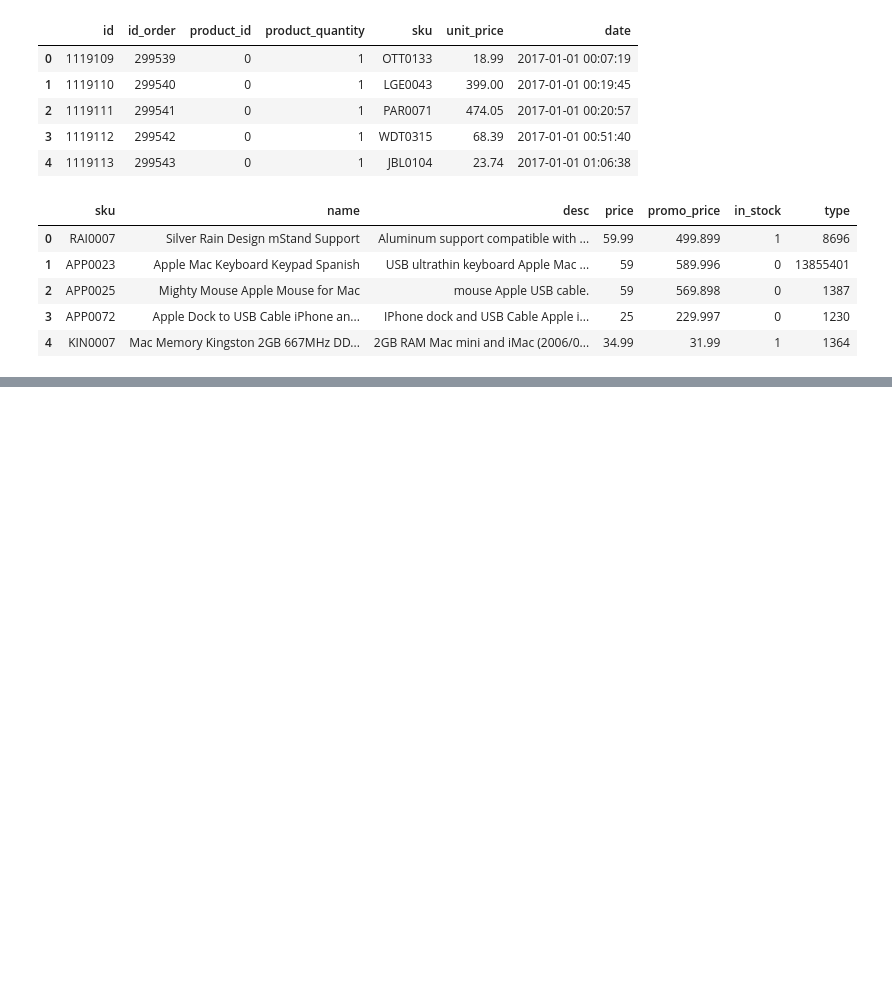
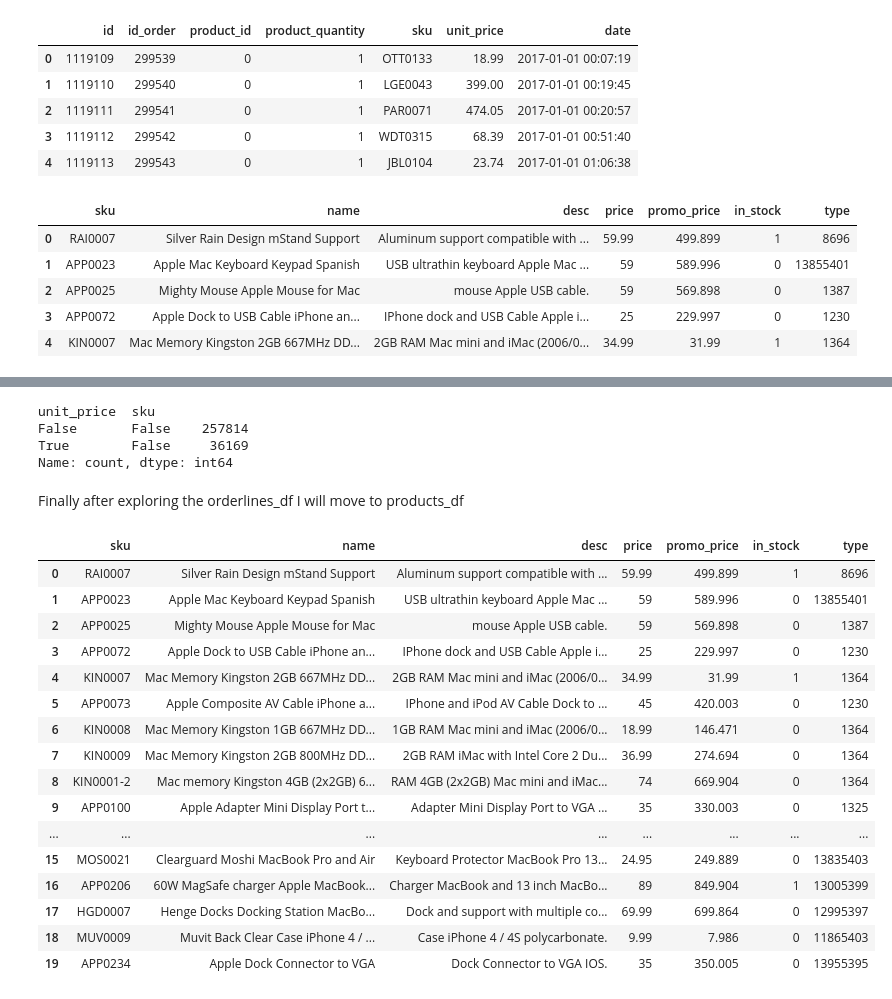
Before and after one commit to ashs12/eniac-discount-analysis, a Jupyter notebook: notebooks/01_loading.ipynb, the cells around one changed output, grey strips where cells are left out. Drawn from its saved outputs; the diff is of its cells as text; code cells hidden in the pictures; blank space fills up the shorter version.

Commit message:
Saved notebook with merged and cleaned dataframe

```diff
--- a/notebooks/01_loading.ipynb
+++ b/notebooks/01_loading.ipynb
@@ -197,0 +296,9 @@ Now that I have decided my nect two dataframes
+# %%
+orderlines_df.loc[:,['unit_price','sku']].isnull().value_counts()
+# %% [output]
+unit_price  sku
+False       False    257814
+True        False     36169
+Name: count, dtype: int64
+# %% [markdown]
+Finally after exploring the orderlines_df I will move to products_df
@@ -197,0 +307,20 @@ Now that I have decided my nect two dataframes
+# %%
+products_df.head(20)
+# %% [output]
+|  | sku | name | desc | price | promo_price | in_stock | type |
+| 0 | RAI0007 | Silver Rain Design mStand Support | Aluminum support compatible with ... | 59.99 | 499.899 | 1 | 8696 |
+| 1 | APP0023 | Apple Mac Keyboard Keypad Spanish | USB ultrathin keyboard Apple Mac ... | 59 | 589.996 | 0 | 13855401 |
+| 2 | APP0025 | Mighty Mouse Apple Mouse for Mac | mouse Apple USB cable. | 59 | 569.898 | 0 | 1387 |
+| 3 | APP0072 | Apple Dock to USB Cable iPhone an... | IPhone dock and USB Cable Apple i... | 25 | 229.997 | 0 | 1230 |
+| 4 | KIN0007 | Mac Memory Kingston 2GB 667MHz DD... | 2GB RAM Mac mini and iMac (2006/0... | 34.99 | 31.99 | 1 | 1364 |
+| 5 | APP0073 | Apple Composite AV Cable iPhone a... | IPhone and iPod AV Cable Dock to ... | 45 | 420.003 | 0 | 1230 |
+| 6 | KIN0008 | Mac Memory Kingston 1GB 667MHz DD... | 1GB RAM Mac mini and iMac (2006/0... | 18.99 | 146.471 | 0 | 1364 |
+| 7 | KIN0009 | Mac Memory Kingston 2GB 800MHz DD... | 2GB RAM iMac with Intel Core 2 Du... | 36.99 | 274.694 | 0 | 1364 |
+| 8 | KIN0001-2 | Mac memory Kingston 4GB (2x2GB) 6... | RAM 4GB (2x2GB) Mac mini and iMac... | 74 | 669.904 | 0 | 1364 |
+| 9 | APP0100 | Apple Adapter Mini Display Port t... | Adapter Mini Display Port to VGA ... | 35 | 330.003 | 0 | 1325 |
+| ... | ... | ... | ... | ... | ... | ... | ... |
+| 15 | MOS0021 | Clearguard Moshi MacBook Pro and Air | Keyboard Protector MacBook Pro 13... | 24.95 | 249.889 | 0 | 13835403 |
+| 16 | APP0206 | 60W MagSafe charger Apple MacBook... | Charger MacBook and 13 inch MacBo... | 89 | 849.904 | 1 | 13005399 |
+| 17 | HGD0007 | Henge Docks Docking Station MacBo... | Dock and support with multiple co... | 69.99 | 699.864 | 0 | 12995397 |
+| 18 | MUV0009 | Muvit Back Clear Case iPhone 4 / ... | Case iPhone 4 / 4S polycarbonate. | 9.99 | 7.986 | 0 | 11865403 |
+| 19 | APP0234 | Apple Dock Connector to VGA | Dock Connector to VGA IOS. | 35 | 350.005 | 0 | 13955395 |
```
Also changed, not shown: parts of 32 cells of this notebook.
